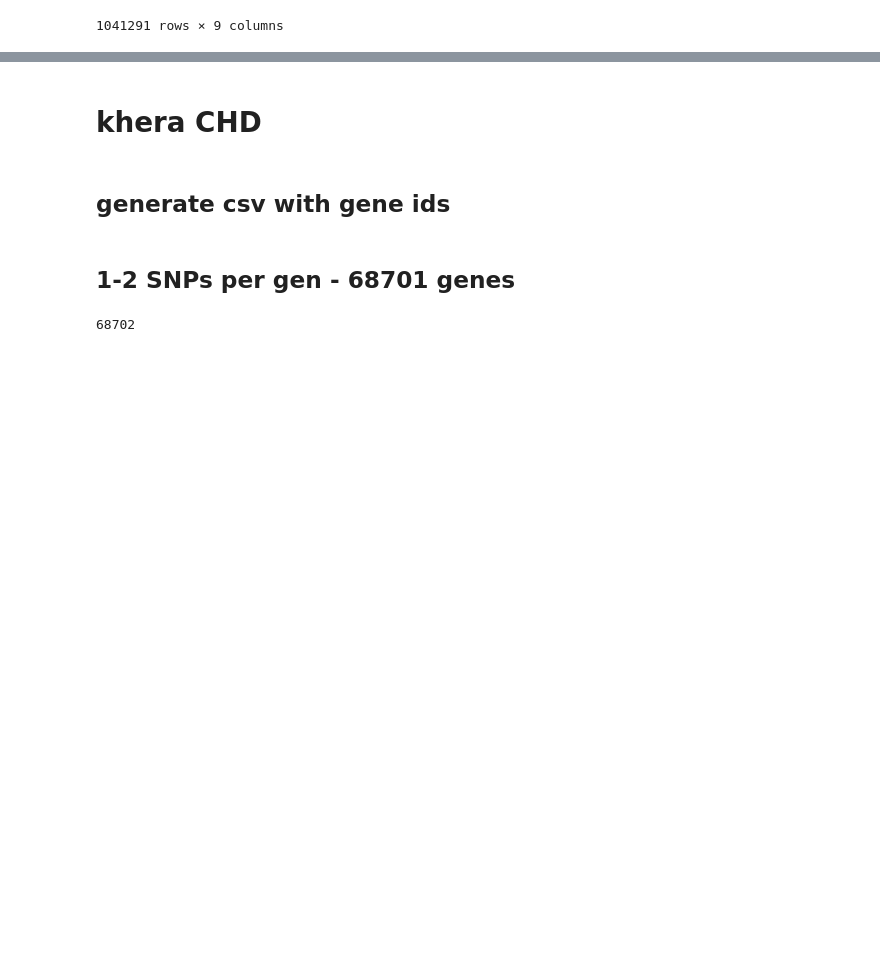
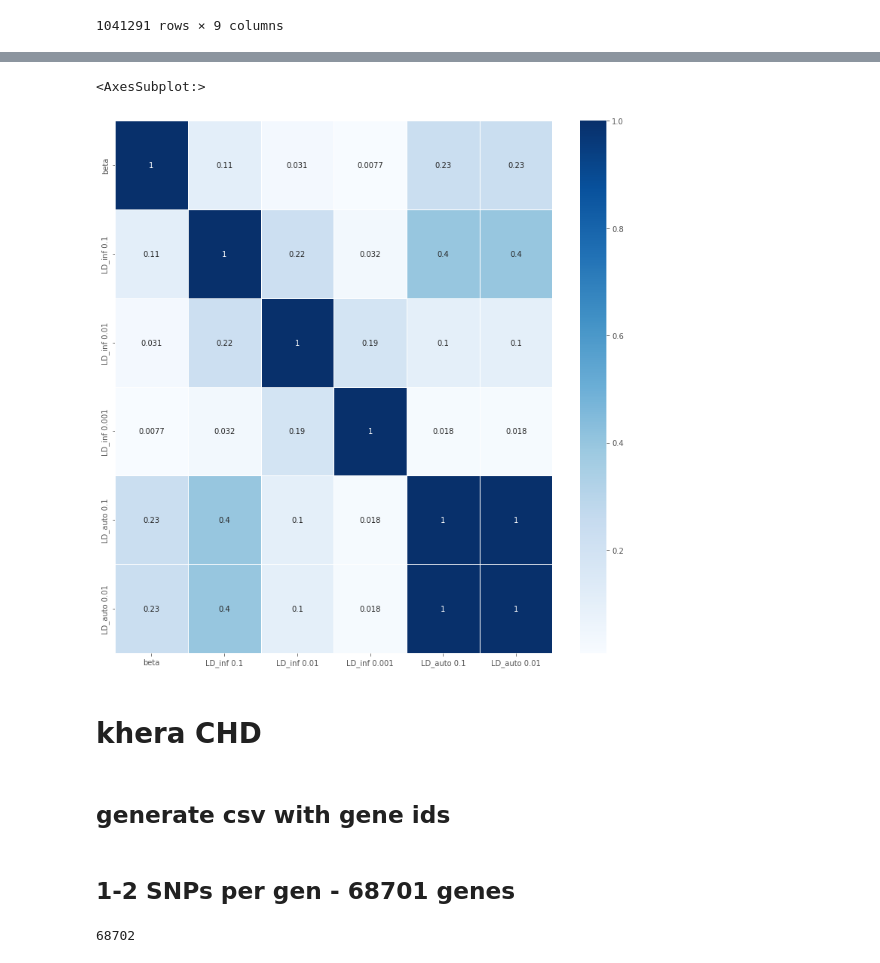
Before and after one commit to SedraAbouGhaloun/qtls, a Jupyter notebook: sort_and_prepare.ipynb, the cells around one changed output, grey strips where cells are left out. Cells and saved outputs as stored; diff of their text form; code cells hidden in the pictures; blank space fills up the shorter version.

```diff
--- a/sort_and_prepare.ipynb
+++ b/sort_and_prepare.ipynb
@@ -887,0 +1271,4 @@ top_beta.loc[top_beta.effect_weight<3]
+# %%
+df2 = pd.DataFrame([l], columns=dfs.columns.to_list(), index=[new_df_name])
+dfs = dfs.append(df2)
+dfs[new_df_name] = l + [1]
@@ -888,3 +1285,13 @@ top_beta.loc[top_beta.effect_weight<3]
+# %%
+fig, ax = plt.subplots(figsize=(13,13))
+fig.patch.set_facecolor('xkcd:white')
+x_axis_labels = ['beta','LD_inf 0.1','LD_inf 0.01','LD_inf 0.001', 'LD_auto 0.1','LD_auto 0.01'] # labels for x-axis
+y_axis_labels = ['beta','LD_inf 0.1','LD_inf 0.01','LD_inf 0.001', 'LD_auto 0.1','LD_auto 0.01'] # labels for y-axis
+
+sns.heatmap(round(dfs,4),cmap="Blues",annot=True, linewidths=.5, ax=ax,xticklabels=x_axis_labels, yticklabels=y_axis_labels)
+# %% [output]
+<AxesSubplot:>
+[figure, added]
 # %% [markdown]
 # khera CHD
 # %% [markdown]
```
Also changed, not shown: parts of 215 cells of this notebook.
